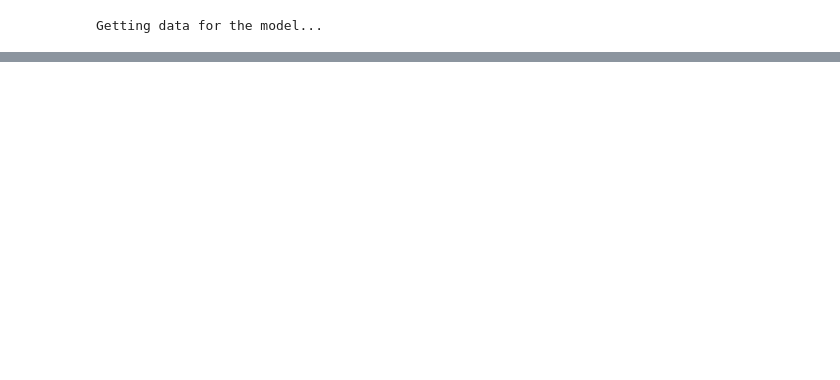
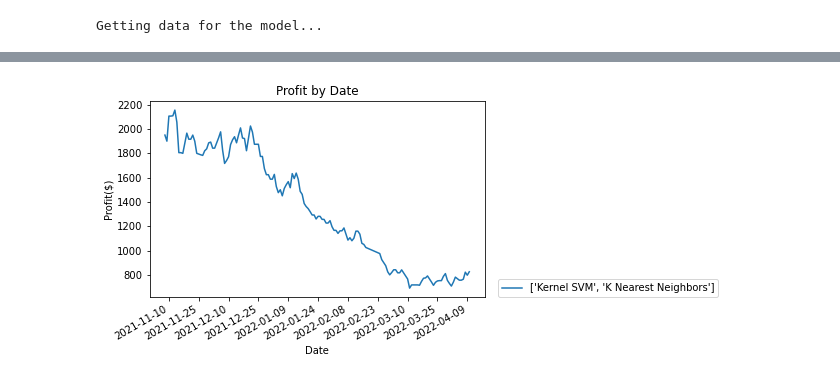
Before and after one commit to caiomelo22/nba-predictor, a Jupyter notebook: predictor.ipynb, the cells around one changed output, grey strips where cells are left out. Saved outputs shown, nothing was run; the diff lists cells and outputs as text; code cells hidden in the pictures; blank space fills up the shorter version.

```diff
--- a/predictor.ipynb
+++ b/predictor.ipynb
@@ -30,11 +30,11 @@ first_season = 2012
 last_season = 2021
 
 min_threshold = 1.75
-max_threshold = 4
+max_threshold = 10
 
-num_model_combinations = 4
+num_model_combinations = 2
 
-first_attr_index = 5
+first_attr_index = 7
 
 # default_stake = 50
 bankroll = 2000
@@ -334,7 +352,8 @@ def simulate(season):
     # dataset_filtered = dataset.loc[dataset['GAME_DATE'] > dt.date(2022, 8, 25)]
 
     models = list(range(6))
-    model_combinations = list(set(list(combinations(models, num_model_combinations))))
+#     model_combinations = list(set(list(combinations(models, num_model_combinations))))
+    model_combinations = [[1,4]]
 
     season_results = []
 
@@ -354,7 +373,7 @@ def simulate(season):
         if str(models) not in profit_by_model:
             profit_by_model[str(models)] = []
 
-        profit_by_model[str(models)].append((result['seasons'], result['results'][-1]))
+        profit_by_model[str(models)].append(result)
 
     save_league_season_results(season_results, first_season, season)
 
@@ -381,0 +415,2 @@ for m in profit_by_model:
+# %%
+result_for_analysis = results[-1]
@@ -384,16 +433,16 @@ print(results[0]['outcome_distribution'])
 # %%
 print('\nPlotting charts...')
 
-models_tracking =  [np.array([x['total_bankroll'] for x in results[0]['results']], dtype=np.float32)]
+models_tracking =  [np.array([x['total_bankroll'] for x in result_for_analysis['results']], dtype=np.float32)]
 
-money_by_date = np.array([[r['date'], r['total_bankroll']] for r in results[0]['results']], dtype=str)
-correct_bets = list(filter(lambda x: x[3] == 1, results[0]['bets']))
-missed_bets = list(filter(lambda x: x[3] == 0, results[0]['bets']))
+money_by_date = np.array([[r['date'], r['total_bankroll']] for r in result_for_analysis['results']], dtype=str)
+correct_bets = list(filter(lambda x: x[3] == 1, result_for_analysis['bets']))
+missed_bets = list(filter(lambda x: x[3] == 0, result_for_analysis['bets']))
 correct_bets_odds = np.array(list(map(lambda x: x[1], correct_bets)))
 missed_bets_odds = np.array(list(map(lambda x: x[1], missed_bets)))
 correct_bets_home = np.array(list(map(lambda x: x[0], correct_bets)))
 missed_bets_home = np.array(list(map(lambda x: x[0], missed_bets)))
 
-money_by_team = dict(sorted(results[0]['profit_by_team'].items(), key=lambda x: x[1]))
+money_by_team = dict(sorted(result_for_analysis['profit_by_team'].items(), key=lambda x: x[1]))
 money_by_team_labels = np.array(list(money_by_team.keys()), dtype=str)
 money_by_team_values = np.array(list(money_by_team.values()), dtype=np.float32)
@@ -410,16 +467,18 @@ plot_bar('Profit by Team', 'Teams', 'Profit', money_by_team_labels, money_by_tea
 # %%
 xpoints = money_by_date[:, 0].astype(np.datetime64)
 
 plt.gca().xaxis.set_major_formatter(mdates.DateFormatter('%Y-%m-%d'))
 plt.gca().xaxis.set_major_locator(mdates.DayLocator(interval=15))
 for model in models_tracking:
     plt.plot(xpoints, model)
 
 title = "Profit by Date"
-plt.legend([results[0]['models']], loc=(1.04,0))
+plt.legend([result_for_analysis['models']], loc=(1.04,0))
 plt.ylabel("Profit($)")
 plt.xlabel("Date")
 plt.title(title)
 plt.gcf().autofmt_xdate()
 plt.savefig('charts/{}.png'.format(title.replace(' ','_').lower()), dpi=300)
 plt.show()
+# %% [output]
+[figure, added]
```
Also changed, not shown: parts of 10 cells of this notebook, 3 other files.
